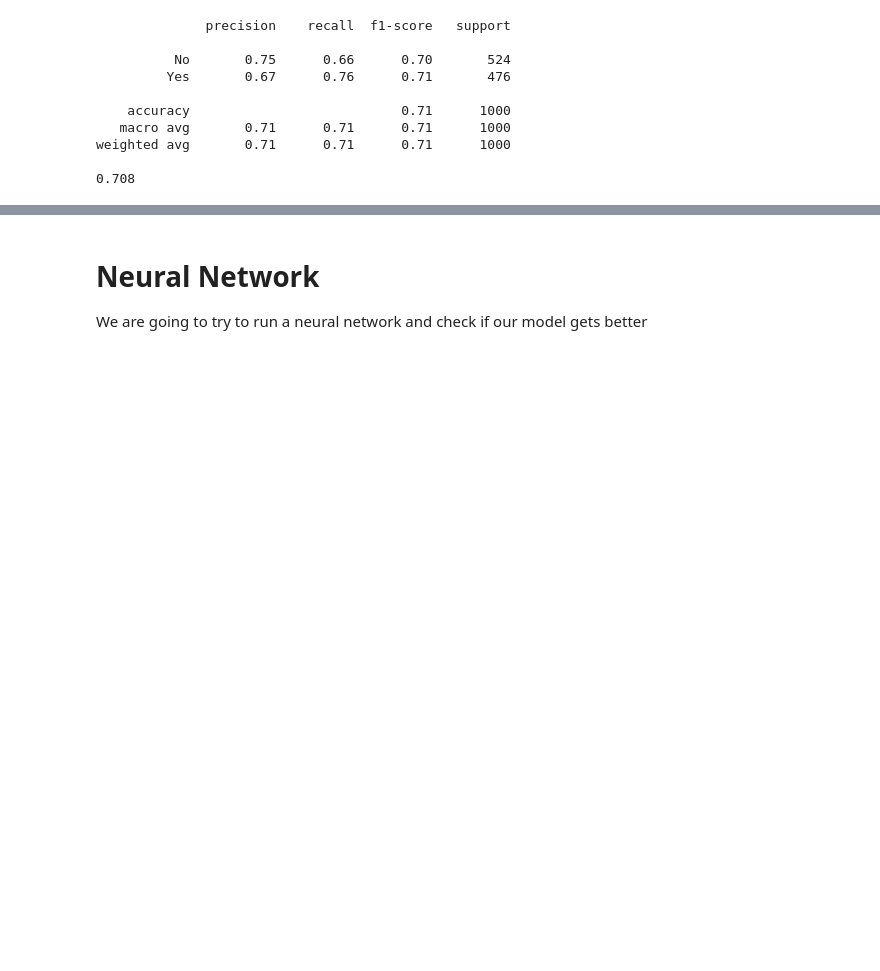
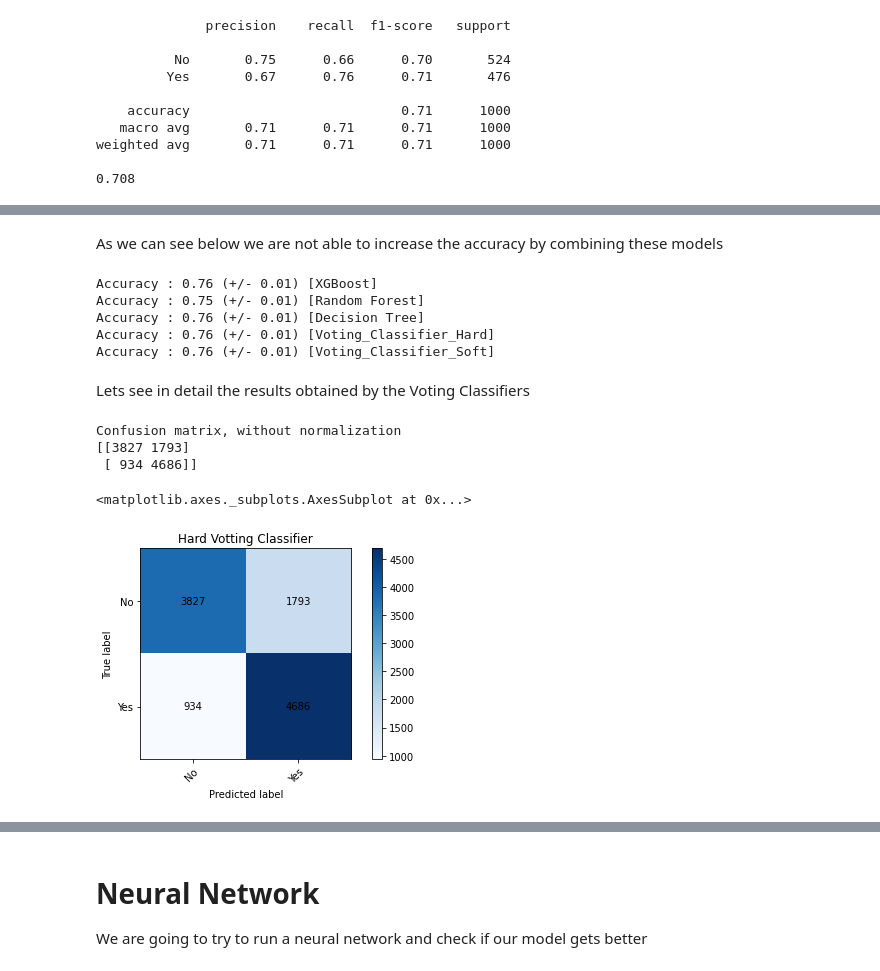
Before and after one commit to sarasabino/Accident_Rate_Project, a Jupyter notebook: Src/Notebooks/04_Model_selection.ipynb, the cells around one changed output, grey strips where cells are left out. Drawn from its saved outputs; the diff is of its cells as text; code cells hidden in the pictures; blank space fills up the shorter version.

Commit message:
added votting classifiers

```diff
--- a/Src/Notebooks/04_Model_selection.ipynb
+++ b/Src/Notebooks/04_Model_selection.ipynb
@@ -1331,0 +1356,15 @@ weighted avg       0.71      0.71      0.71      1000
+# %%
+from imblearn.over_sampling import SMOTE
+oversample = SMOTE()
+
+X, y = oversample.fit_resample(X, y)
+
+from collections import Counter
+
+counter = Counter(y)
+
+for k, v in counter.items():
+  dist = v / len(y)* 100
+  print(f'Class={k}, n={v}, ({dist}%)')
+
+X_train, X_test, y_train, y_test = train_test_split(X, y, test_size=0.33, random_state=42)
@@ -1331,0 +1414,11 @@ weighted avg       0.71      0.71      0.71      1000
+# %%
+from xgboost import XGBClassifier
+from sklearn.tree import DecisionTreeClassifier
+from sklearn.ensemble import RandomForestClassifier
+
+
+clf1 = XGBClassifier(learning_rate = 0.05, max_depth = 8, n_estimators = 140)
+clf2 = RandomForestClassifier(max_depth= 9 , min_samples_leaf= 1, min_samples_split= 2, n_estimators= 17)
+clf3 = DecisionTreeClassifier()
+
+labels = ['XGBoost', 'Random Forest', 'Decision Tree']
@@ -1331,0 +1435,30 @@ weighted avg       0.71      0.71      0.71      1000
+# %% [markdown]
+As we can see below we are not able to increase the accuracy by combining these models
+# %%
+labels_two = ['XGBoost', 'Random Forest', 'Decision Tree', 'Voting_Classifier_Hard', 'Voting_Classifier_Soft']
+
+for clf, label in zip([clf1, clf2, clf3, voting_clf_hard, voting_clf_soft], labels_two):
+
+  scores = model_selection.cross_val_score(clf, X, y,
+                                           cv = 5,
+                                           scoring='accuracy')
+  print('Accuracy : %0.2f (+/- %0.2f) [%s]' % (scores.mean(), scores.std(), label))
+# %% [output]
+Accuracy : 0.76 (+/- 0.01) [XGBoost]
+Accuracy : 0.75 (+/- 0.01) [Random Forest]
+Accuracy : 0.76 (+/- 0.01) [Decision Tree]
+Accuracy : 0.76 (+/- 0.01) [Voting_Classifier_Hard]
+Accuracy : 0.76 (+/- 0.01) [Voting_Classifier_Soft]
+# %% [markdown]
+Lets see in detail the results obtained by the Voting Classifiers
+# %%
+voting_clf_hard.fit(X_train, y_train)
+y_pred_hard = voting_clf_hard.predict(X_test)
+classes = ['No', 'Yes']
+plot_confusion_matrix(y_test, y_pred_hard, classes=classes, title='Hard Votting Classifier')
+# %% [output]
+Confusion matrix, without normalization
+[[3827 1793]
+ [ 934 4686]]
+<matplotlib.axes._subplots.AxesSubplot at 0x...>
+[figure, added]
```
Also changed, not shown: parts of 75 cells of this notebook.
